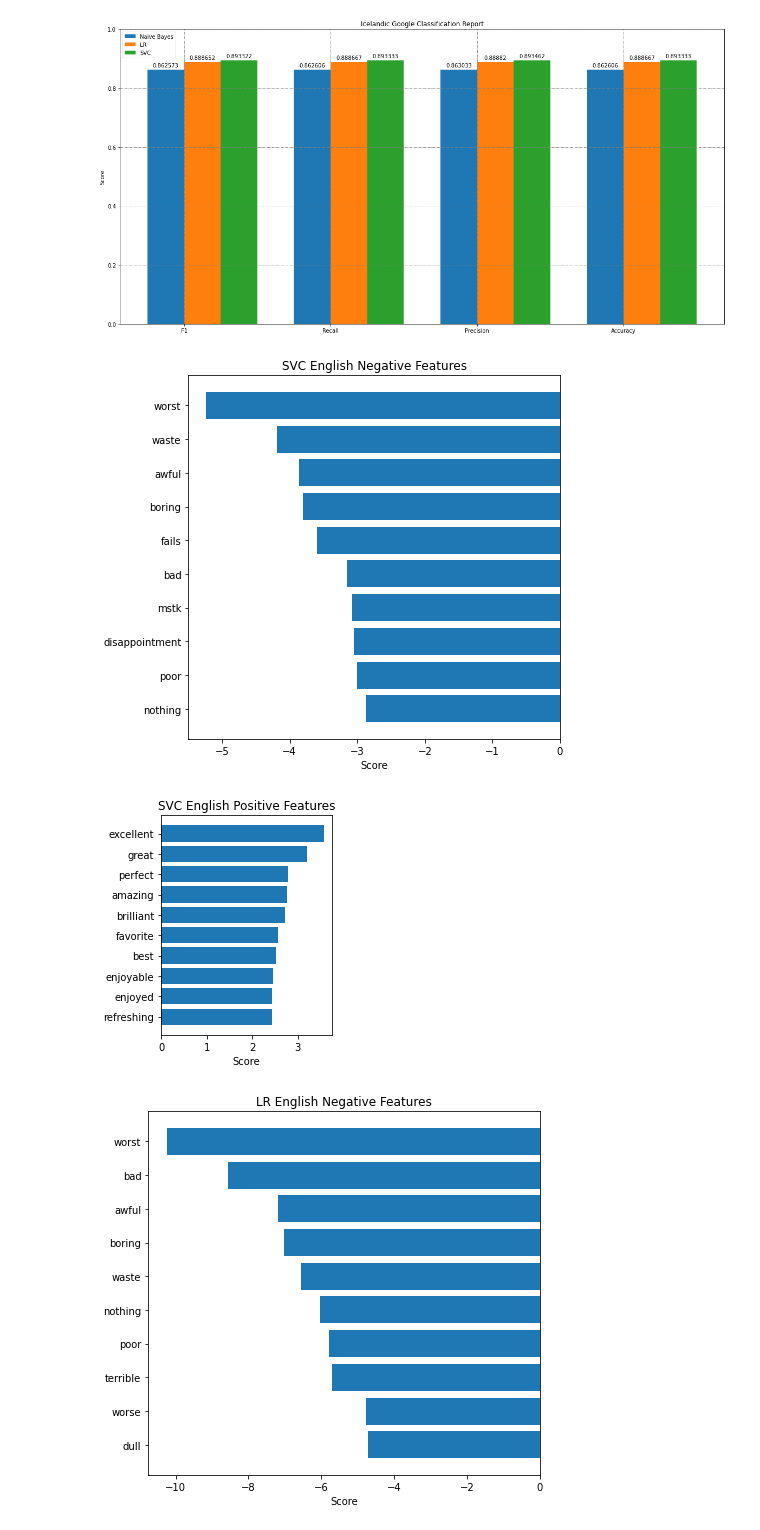
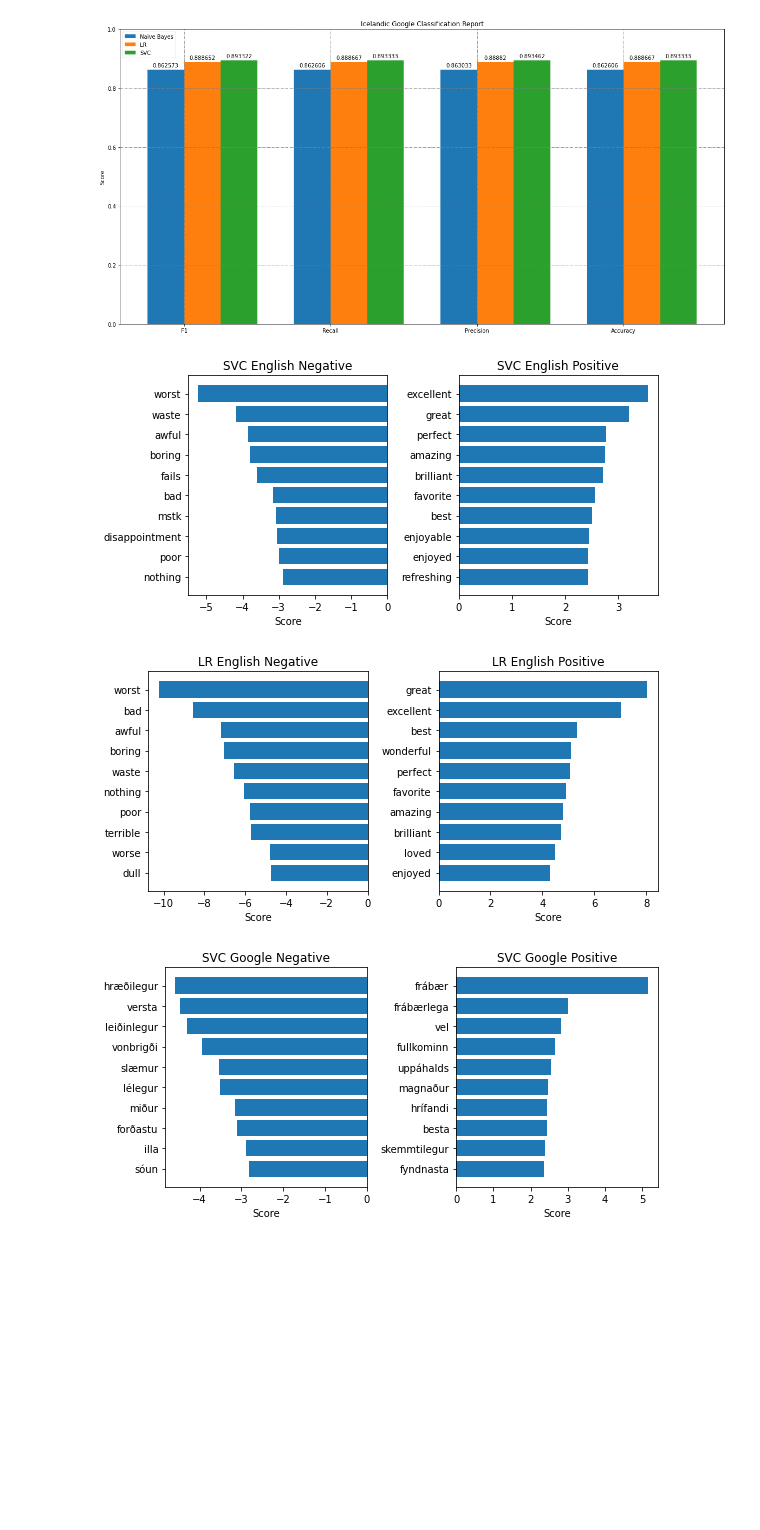
Before and after one commit to cadia-lvl/sentiment-analysis, a Jupyter notebook: src/BaselineClassifiersBinary.ipynb, the cells around one changed output. Saved outputs shown, nothing was run; the diff lists cells and outputs as text; code cells hidden in the pictures; blank space fills up the shorter version.

```diff
--- a/src/BaselineClassifiersBinary.ipynb
+++ b/src/BaselineClassifiersBinary.ipynb
@@ -225,50 +225,55 @@ def plot_important_words(top_scores, top_words, bottom_scores, bottom_words, nam
 
     bottom_words = [a[0] for a in bottom_pairs]
     bottom_scores = [a[1] for a in bottom_pairs]
-    plt.figure(figsize=(6, 4))
+    fig, ax = plt.subplots()
+    fig.set_figwidth(8)
+    fig.set_figheight(3.6)
+
     ax = plt.subplot(121)
     y_pos = np.arange(len(bottom_words))
     p1 = plt.barh(y_pos, bottom_scores, align="center")
     plt.yticks(y_pos, bottom_words)
     plt.xlabel("Score")
     negative_title = name % "Negative"
     plt.title(negative_title)
     plt.tight_layout()
-    plt.savefig("%s.png" % negative_title.replace(" ", "_"))
-    plt.show()
 
-    plt.figure(figsize=(6, 4))
+    #plt.savefig("%s.png" % negative_title.replace(" ", "_"))
+    #plt.show()
+
+    #plt.figure(figsize=(6, 4))
     ax = plt.subplot(122)
     y_pos = np.arange(len(top_words))
     p2 = plt.barh(y_pos, top_scores, align="center")
     plt.yticks(y_pos, top_words)
     plt.xlabel("Score")
     positive_title = name % "Positive"
     plt.title(positive_title)
     plt.tight_layout()
-    plt.savefig("%s.png" % positive_title.replace(" ", "_"))
+    figname = name % "Important"
+    plt.savefig("%s.png" % figname.replace(" ", "_"))
     plt.show()
 
 
 
 def show(model, name):
     importance = get_most_important_features(model[0], model[1], 10)
     top_scores = [a[0] for a in importance[0]["tops"]]
     top_words = [a[1] for a in importance[0]["tops"]]
     bottom_scores = [a[0] for a in importance[0]["bottom"]]
     bottom_words = [a[1] for a in importance[0]["bottom"]]
 
     plot_important_words(
         top_scores, top_words, bottom_scores, bottom_words, name
     )
 
-show(svc_english, "SVC English %s Features")
-show(lr_english, "LR English %s Features")
-show(svc_google, "SVC Google %s Features")
-show(lr_google, "LR Google %s Features")
-show(svc_mideind, "SVC Miðeind %s Features")
-show(lr_mideind, "LR Miðeind %s Features")
+show(svc_english, "SVC English %s")
+show(lr_english, "LR English %s")
+show(svc_google, "SVC Google %s")
+show(lr_google, "LR Google %s")
+show(svc_mideind, "SVC Miðeind %s")
+show(lr_mideind, "LR Miðeind %s")
 # %% [output]
-[figure, old version]
+[figure, new version]
-[figure, old version]
+[figure, new version]
-[figure, old version]
+[figure, new version]
```
Also changed, not shown: parts of 1 cell of this notebook, 2 other files.
